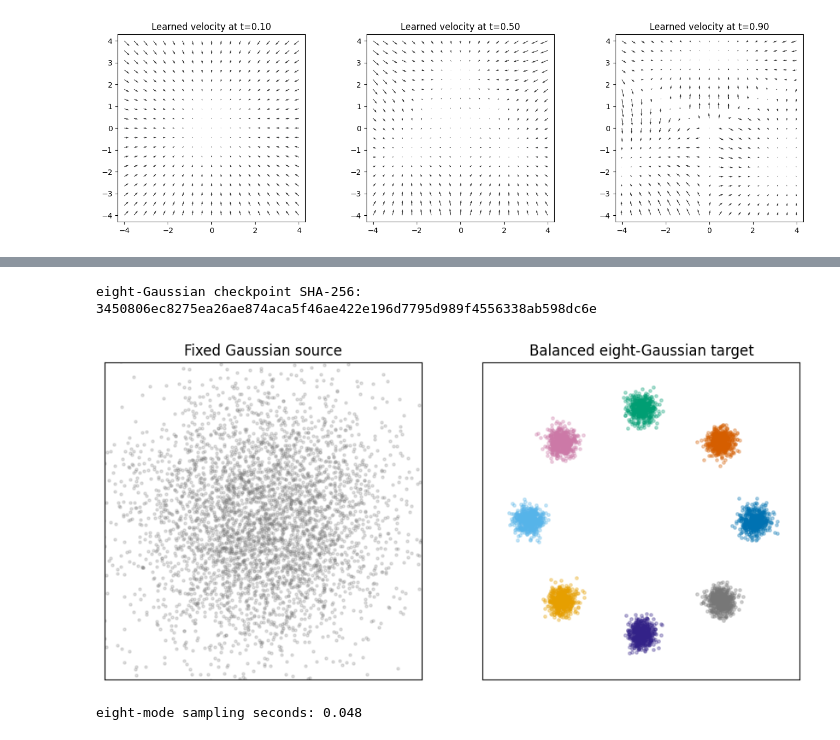
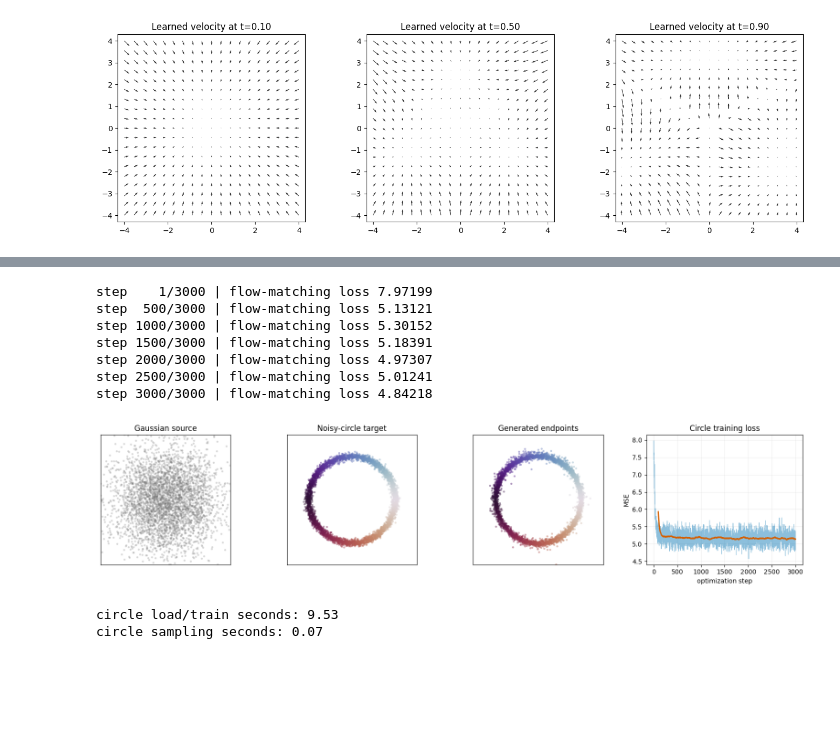
Before and after one commit to isotrivial/diffusion-steering-preclass-notes, a Jupyter notebook: notebooks/toy_data/executed/01_train_unconditional_flow_matching.ipynb, the cells around one changed output, grey strips where cells are left out. Drawn from its saved outputs; the diff is of its cells as text; code cells hidden in the pictures; blank space fills up the shorter version.

```diff
--- a/notebooks/toy_data/executed/01_train_unconditional_flow_matching.ipynb
+++ b/notebooks/toy_data/executed/01_train_unconditional_flow_matching.ipynb
@@ -267,50 +250,41 @@ reading the map after sampling; the model never receives them.
 # %%
-import os
-import time
-
 main_checkpoint_digest_before = file_sha256(CHECKPOINT_PATH)
-ring_train_started = time.perf_counter()
-ring_model, ring_losses, ring_trained_now = load_or_train_eight_gaussian_model(device=device)
-ring_train_seconds = time.perf_counter() - ring_train_started
+circle_train_started = time.perf_counter()
+circle_model, circle_losses, circle_trained_now = load_or_train_circle_model(device=device)
+circle_train_seconds = time.perf_counter() - circle_train_started
 assert file_sha256(CHECKPOINT_PATH) == main_checkpoint_digest_before
 
-ring_payload = torch.load(EIGHT_GAUSSIAN_CHECKPOINT_PATH, map_location="cpu", weights_only=False)
-ring_config = pd.DataFrame({
-    "setting": ["training steps", "training seed", "base std", "component std", "hidden width", "cache used", "load/train seconds"],
-    "value": [
-        ring_payload["training_steps"], ring_payload["training_seed"], ring_payload["base_std"],
-        ring_payload["component_std"], ring_payload["hidden_dim"], not ring_trained_now, ring_train_seconds,
-    ],
-})
-display(ring_config)
-print("eight-Gaussian checkpoint SHA-256:", file_sha256(EIGHT_GAUSSIAN_CHECKPOINT_PATH))
+circle_payload = torch.load(CIRCLE_CHECKPOINT_PATH, map_location="cpu", weights_only=False)
+set_seed(SEED + 71)
+circle_x0 = sample_base(4096, device=device)
+circle_target, _ = sample_noisy_circle(4096, device=device)
+circle_sample_started = time.perf_counter()
+circle_path = integrate_ode(base_velocity(circle_model), circle_x0, steps=80, method="heun")
+circle_sample_seconds = time.perf_counter() - circle_sample_started
+circle_generated = circle_path[-1].to(device)
 
-set_seed(SEED + 81)
-ring_x0 = sample_base(4096, device=device)
-ring_target_labels = torch.arange(8, device=device).repeat_interleave(512)
-ring_target, ring_target_labels = sample_eight_gaussians(
-    ring_target_labels.numel(), device=device, labels=ring_target_labels
-)
+target_angles = torch.remainder(torch.atan2(circle_target[:, 1], circle_target[:, 0]), 2 * np.pi)
+generated_angles = torch.remainder(torch.atan2(circle_generated[:, 1], circle_generated[:, 0]), 2 * np.pi)
 
-fig, axes = plt.subplots(1, 2, figsize=(9, 4.2))
-axes[0].scatter(ring_x0[:, 0].cpu(), ring_x0[:, 1].cpu(), s=5, alpha=0.22, color="#777777")
-axes[0].set_title("Fixed Gaussian source")
-for component in range(8):
-    points = ring_target[ring_target_labels == component].cpu()
-    axes[1].scatter(points[:, 0], points[:, 1], s=6, alpha=0.30, color=EIGHT_GAUSSIAN_COLORS[component])
-axes[1].set_title("Balanced eight-Gaussian target")
-for ax in axes:
+fig, axes = plt.subplots(1, 4, figsize=(16, 3.8))
+axes[0].scatter(circle_x0[:, 0].cpu(), circle_x0[:, 1].cpu(), s=5, alpha=0.20, color="#777777")
+axes[0].set_title("Gaussian source")
+axes[1].scatter(circle_target[:, 0].cpu(), circle_target[:, 1].cpu(), c=target_angles.cpu(), cmap="twilight", s=5, alpha=0.35)
+axes[1].set_title("Noisy-circle target")
+axes[2].scatter(circle_generated[:, 0].cpu(), circle_generated[:, 1].cpu(), c=generated_angles.cpu(), cmap="twilight", s=5, alpha=0.35)
+axes[2].set_title("Generated endpoints")
+axes[3].plot(circle_losses, color="#0072B2", alpha=0.45, lw=0.8)
+if len(circle_losses) >= 100:
+    circle_smooth = np.convolve(circle_losses, np.ones(100) / 100, mode="valid")
+    axes[3].plot(np.arange(99, len(circle_losses)), circle_smooth, color="#D55E00", lw=2)
+axes[3].set(title="Circle training loss", xlabel="optimization step", ylabel="MSE")
+axes[3].grid(alpha=0.2)
+for ax in axes[:3]:
     ax.set(aspect="equal", xlim=(-4.5, 4.5), ylim=(-4.5, 4.5))
     ax.set_xticks([])
     ax.set_yticks([])
 plt.tight_layout()
 plt.show()
-
-ring_sample_started = time.perf_counter()
-ring_path = integrate_ode(base_velocity(ring_model), ring_x0, steps=80, method="heun")
-ring_sample_seconds = time.perf_counter() - ring_sample_started
-ring_generated = ring_path[-1].to(device)
-ring_centers = EIGHT_GAUSSIAN_CENTERS.to(device)
-ring_assignments = torch.cdist(ring_generated, ring_centers).argmin(dim=1)
-print(f"eight-mode sampling seconds: {ring_sample_seconds:.3f}")
+print(f"circle load/train seconds: {circle_train_seconds:.2f}")
+print(f"circle sampling seconds: {circle_sample_seconds:.2f}")
 # %% [output]
@@ -325,5 +291,12 @@ print(f"eight-mode sampling seconds: {ring_sample_seconds:.3f}")
-eight-Gaussian checkpoint SHA-256: 3450806ec8275ea26ae874aca5f46ae422e196d7795d989f4556338ab598dc6e
+step    1/3000 | flow-matching loss 7.97199
+step  500/3000 | flow-matching loss 5.13121
+step 1000/3000 | flow-matching loss 5.30152
+step 1500/3000 | flow-matching loss 5.18391
+step 2000/3000 | flow-matching loss 4.97307
+step 2500/3000 | flow-matching loss 5.01241
+step 3000/3000 | flow-matching loss 4.84218
-[figure, old version]
+[figure, new version]
-eight-mode sampling seconds: 0.048
+circle load/train seconds: 9.53
+circle sampling seconds: 0.07
 # %%
 snapshot_steps = [0, 20, 40, 60, 80]
```
Also changed, not shown: parts of 19 cells of this notebook, 28 other files.
